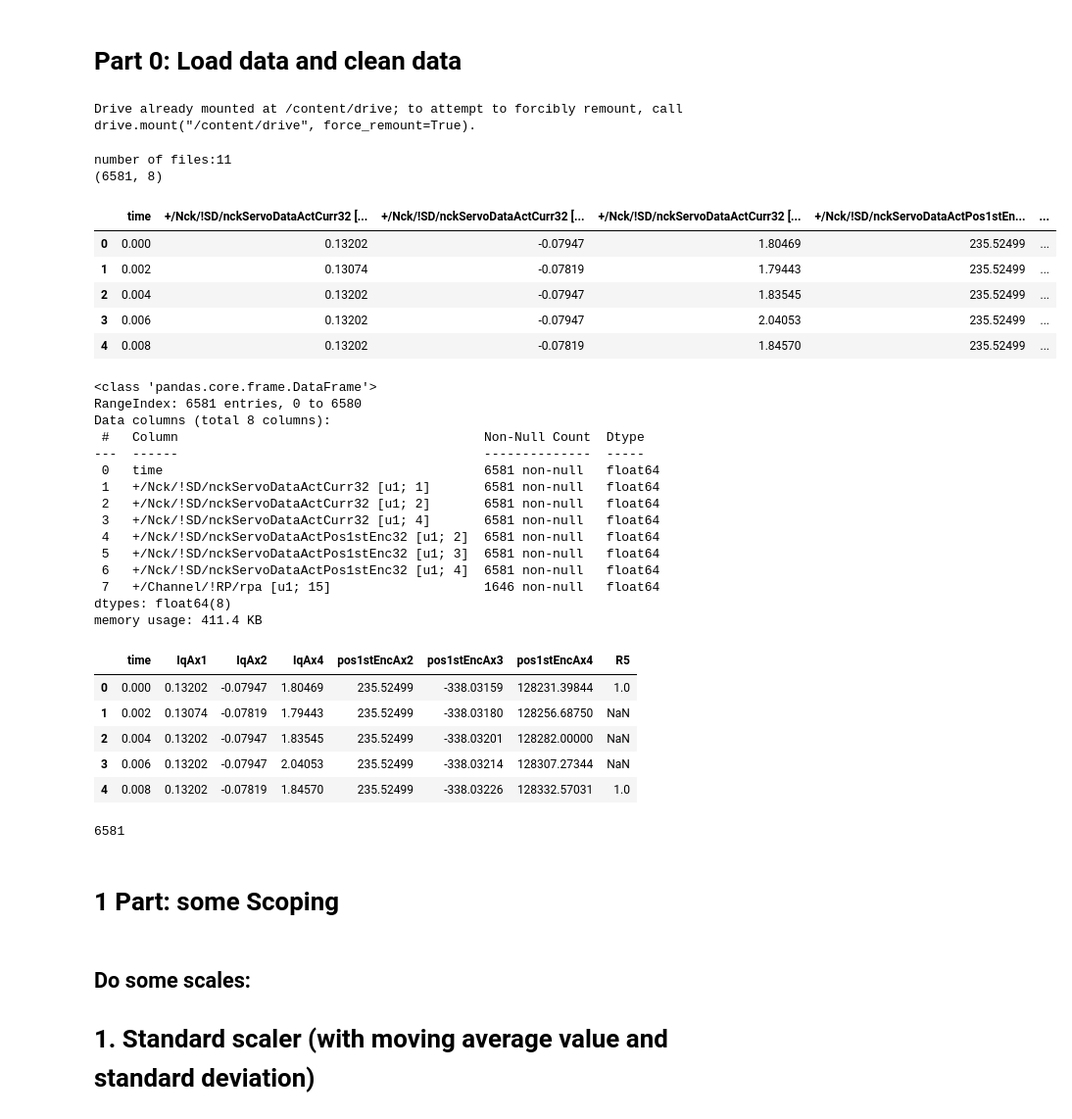
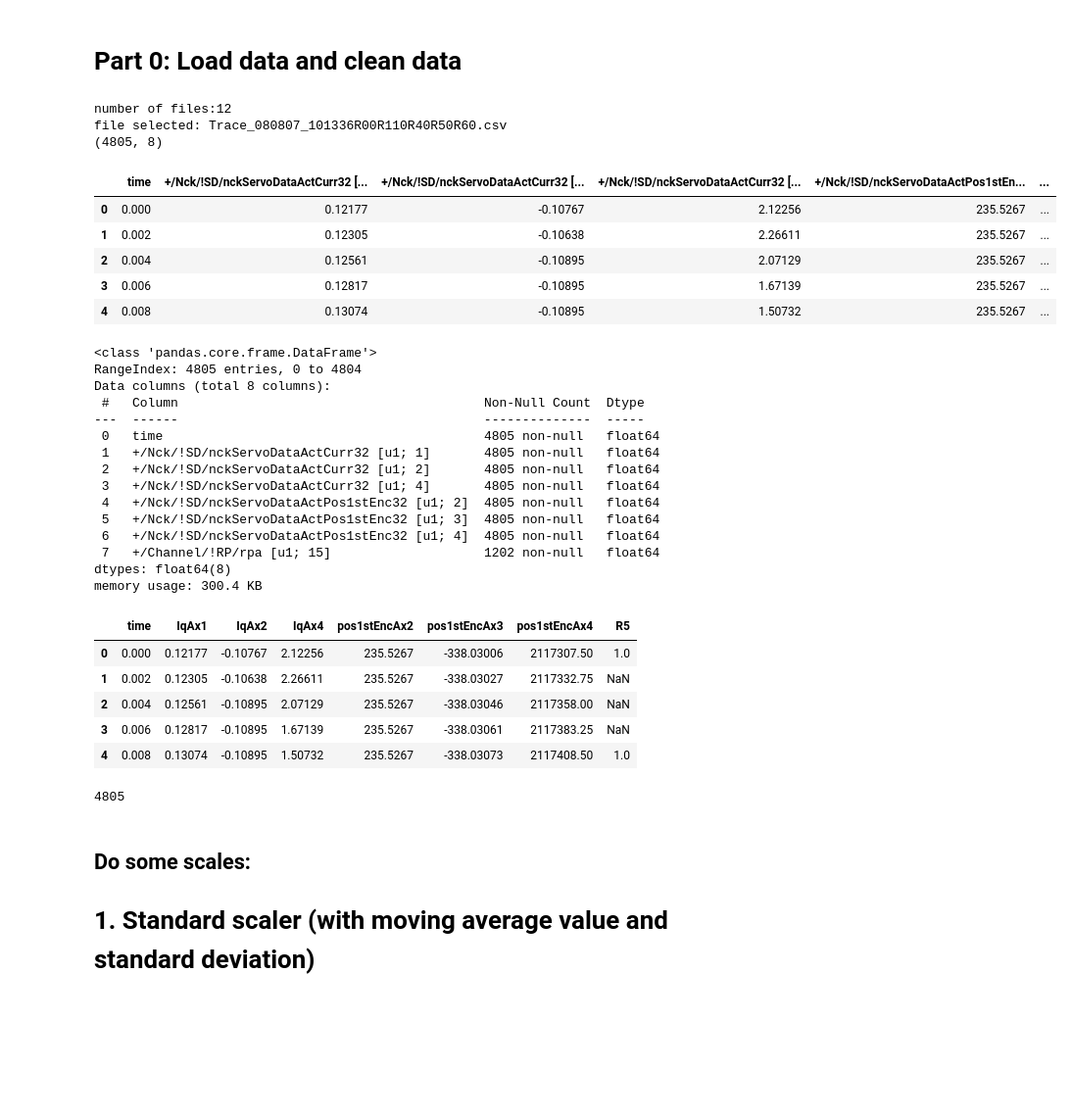
Before and after one commit to ThMRudolf/DataMining2024, a Jupyter notebook: Py/DM_01_anaysis.ipynb, the cells around one changed output. Shown at 98% size. Cells and saved outputs as stored; diff of their text form; code cells hidden in the pictures; blank space fills up the shorter version.

```diff
--- a/Py/DM_01_anaysis.ipynb
+++ b/Py/DM_01_anaysis.ipynb
@@ -14,35 +14,35 @@ import os
 # %%
 # open google drive
 
-gd = drive.mount('/content/drive')
+#gd = drive.mount('/content/drive')
+#os.chdir('/content/drive/My Drive/2020_Exchange/MScCD/Mineria de datos/E900/Data2Analyse/080807_WearMillingY_50%/Level_002')
 
-os.chdir('/content/drive/My Drive/2020_Exchange/MScCD/Mineria de datos/E900/Data2Analyse/080807_WearMillingY_50%/Level_002')
-#os.chdir('/content/drive/Shared drive/2020_Exchange/MScCD/Mineria de datos/E900/Data2Analyse/080807_WearMillingY_50%/Level_002')
+os.chdir('G:/Mi unidad/2020_Exchange/MScCD/Mineria de datos/E900/Data2Analyse/080807_WearMillingY_50%/Level_002')
 
 data_folders = os.listdir()
 #print(data_folders)
-# %% [output]
-Drive already mounted at /content/drive; to attempt to forcibly remount, call drive.mount("/content/drive", force_remount=True).
 # %%
 # Load dataset
 #data_str ='../E900/process/080807_WearMillingY_50%/Level_002/Trace_080807_101102R00R110R40R50R60.csv'
 num_of_files = len(data_folders)
 print('number of files:' +  str(num_of_files))
 
 
-data_str = data_folders[0]
+data_str = data_folders[2]
+print("file selected: " + data_str)
 df = pd.read_csv(data_str)
 print(df.shape)
 df.head()
 # %% [output]
-number of files:11
-(6581, 8)
+number of files:12
+file selected: Trace_080807_101336R00R110R40R50R60.csv
+(4805, 8)
 |  | time | +/Nck/!SD/nckServoDataActCurr32 [... | +/Nck/!SD/nckServoDataActCurr32 [... | +/Nck/!SD/nckServoDataActCurr32 [... | +/Nck/!SD/nckServoDataActPos1stEn... | ... |
-| 0 | 0.000 | 0.13202 | -0.07947 | 1.80469 | 235.52499 | ... |
-| 1 | 0.002 | 0.13074 | -0.07819 | 1.79443 | 235.52499 | ... |
-| 2 | 0.004 | 0.13202 | -0.07947 | 1.83545 | 235.52499 | ... |
-| 3 | 0.006 | 0.13202 | -0.07947 | 2.04053 | 235.52499 | ... |
-| 4 | 0.008 | 0.13202 | -0.07819 | 1.84570 | 235.52499 | ... |
+| 0 | 0.000 | 0.12177 | -0.10767 | 2.12256 | 235.5267 | ... |
+| 1 | 0.002 | 0.12305 | -0.10638 | 2.26611 | 235.5267 | ... |
+| 2 | 0.004 | 0.12561 | -0.10895 | 2.07129 | 235.5267 | ... |
+| 3 | 0.006 | 0.12817 | -0.10895 | 1.67139 | 235.5267 | ... |
+| 4 | 0.008 | 0.13074 | -0.10895 | 1.50732 | 235.5267 | ... |
 # %%
 # Print info
 df.info()
@@ -67,34 +67,32 @@ df.rename(columns=map_dir, inplace=True)
 df.head()
 # %% [output]
 <class 'pandas.core.frame.DataFrame'>
-RangeIndex: 6581 entries, 0 to 6580
+RangeIndex: 4805 entries, 0 to 4804
 Data columns (total 8 columns):
  #   Column                                        Non-Null Count  Dtype
 ---  ------                                        --------------  -----
- 0   time                                          6581 non-null   float64
- 1   +/Nck/!SD/nckServoDataActCurr32 [u1; 1]       6581 non-null   float64
- 2   +/Nck/!SD/nckServoDataActCurr32 [u1; 2]       6581 non-null   float64
- 3   +/Nck/!SD/nckServoDataActCurr32 [u1; 4]       6581 non-null   float64
- 4   +/Nck/!SD/nckServoDataActPos1stEnc32 [u1; 2]  6581 non-null   float64
- 5   +/Nck/!SD/nckServoDataActPos1stEnc32 [u1; 3]  6581 non-null   float64
- 6   +/Nck/!SD/nckServoDataActPos1stEnc32 [u1; 4]  6581 non-null   float64
- 7   +/Channel/!RP/rpa [u1; 15]                    1646 non-null   float64
+ 0   time                                          4805 non-null   float64
+ 1   +/Nck/!SD/nckServoDataActCurr32 [u1; 1]       4805 non-null   float64
+ 2   +/Nck/!SD/nckServoDataActCurr32 [u1; 2]       4805 non-null   float64
+ 3   +/Nck/!SD/nckServoDataActCurr32 [u1; 4]       4805 non-null   float64
+ 4   +/Nck/!SD/nckServoDataActPos1stEnc32 [u1; 2]  4805 non-null   float64
+ 5   +/Nck/!SD/nckServoDataActPos1stEnc32 [u1; 3]  4805 non-null   float64
+ 6   +/Nck/!SD/nckServoDataActPos1stEnc32 [u1; 4]  4805 non-null   float64
+ 7   +/Channel/!RP/rpa [u1; 15]                    1202 non-null   float64
 dtypes: float64(8)
-memory usage: 411.4 KB
+memory usage: 300.4 KB
 |  | time | IqAx1 | IqAx2 | IqAx4 | pos1stEncAx2 | pos1stEncAx3 | pos1stEncAx4 | R5 |
-| 0 | 0.000 | 0.13202 | -0.07947 | 1.80469 | 235.52499 | -338.03159 | 128231.39844 | 1.0 |
-| 1 | 0.002 | 0.13074 | -0.07819 | 1.79443 | 235.52499 | -338.03180 | 128256.68750 | NaN |
-| 2 | 0.004 | 0.13202 | -0.07947 | 1.83545 | 235.52499 | -338.03201 | 128282.00000 | NaN |
-| 3 | 0.006 | 0.13202 | -0.07947 | 2.04053 | 235.52499 | -338.03214 | 128307.27344 | NaN |
-| 4 | 0.008 | 0.13202 | -0.07819 | 1.84570 | 235.52499 | -338.03226 | 128332.57031 | 1.0 |
+| 0 | 0.000 | 0.12177 | -0.10767 | 2.12256 | 235.5267 | -338.03006 | 2117307.50 | 1.0 |
+| 1 | 0.002 | 0.12305 | -0.10638 | 2.26611 | 235.5267 | -338.03027 | 2117332.75 | NaN |
+| 2 | 0.004 | 0.12561 | -0.10895 | 2.07129 | 235.5267 | -338.03046 | 2117358.00 | NaN |
+| 3 | 0.006 | 0.12817 | -0.10895 | 1.67139 | 235.5267 | -338.03061 | 2117383.25 | NaN |
+| 4 | 0.008 | 0.13074 | -0.10895 | 1.50732 | 235.5267 | -338.03073 | 2117408.50 | 1.0 |
 # %%
 label = 'IqAx4'
 iq =df[label]
 iq.size
 # %% [output]
-6581
+4805
-# %% [markdown]
-# 1 Part: some Scoping
 # %% [markdown]
 ## Do some scales:
 # 1. Standard scaler (with moving average value and standard deviation)
```
Also changed, not shown: parts of 7 cells of this notebook.
